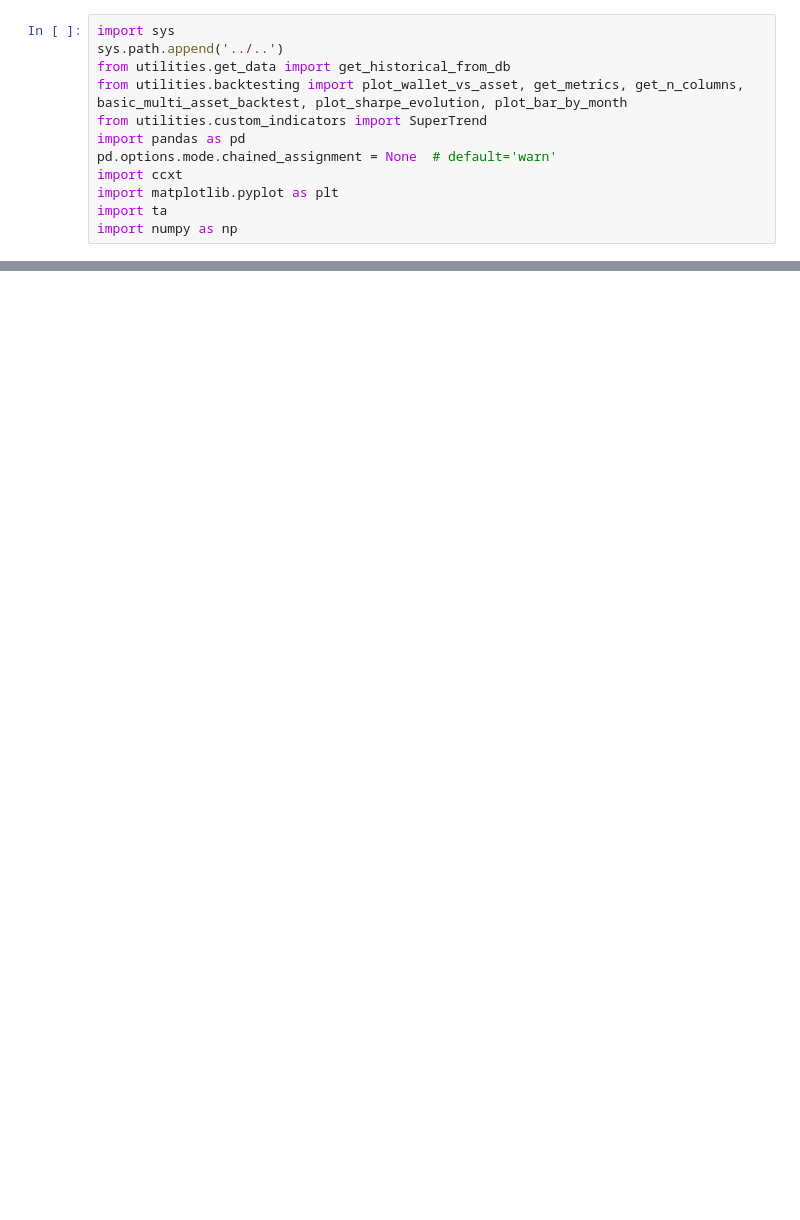
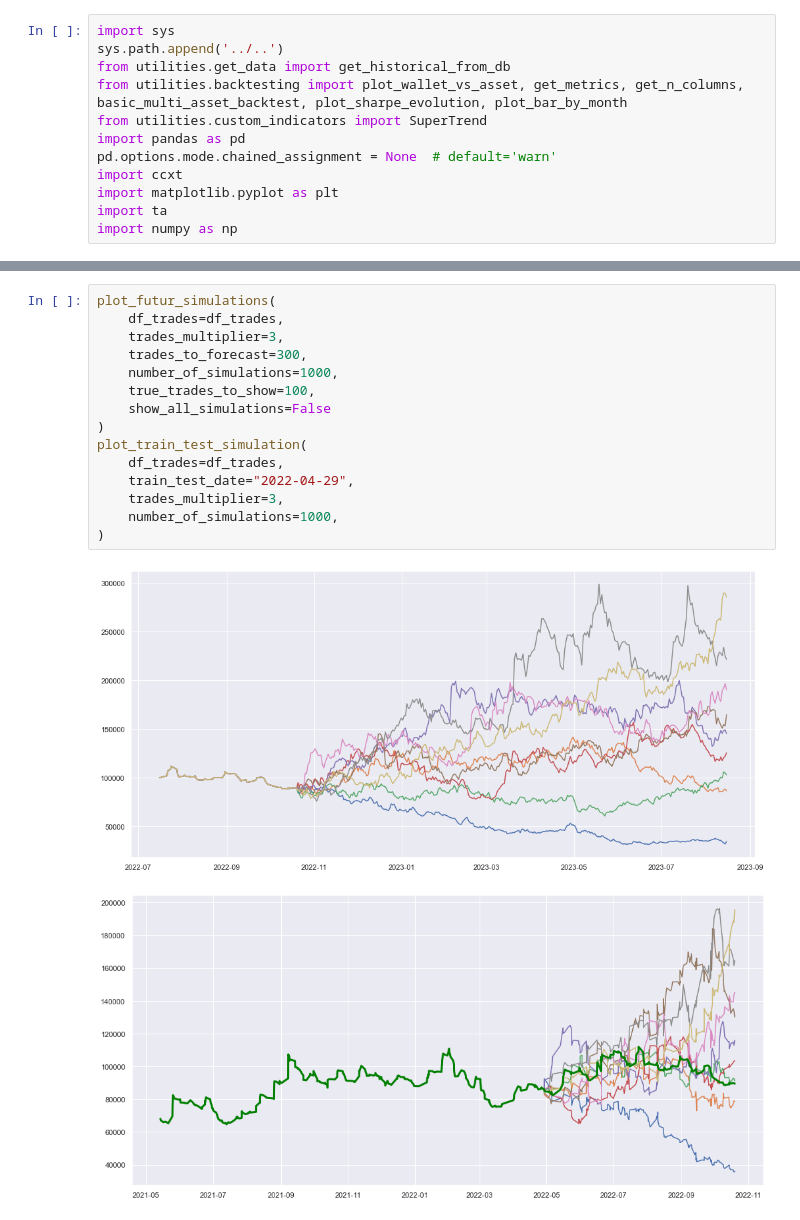
Before and after one commit to CryptoRobotFr/backtest_tools, a Jupyter notebook: backtest/multi_division/super_reversal.ipynb, the cells around one changed output, grey strips where cells are left out. Cells and saved outputs as stored; diff of their text form; blank space fills up the shorter version.

Commit message:
add simulation to super reversal

```diff
--- a/backtest/multi_division/super_reversal.ipynb
+++ b/backtest/multi_division/super_reversal.ipynb
@@ -330,3 +505,21 @@ df_trades
+# %%
+plot_futur_simulations(
+    df_trades=df_trades,
+    trades_multiplier=3,
+    trades_to_forecast=300,
+    number_of_simulations=1000,
+    true_trades_to_show=100,
+    show_all_simulations=False
+)
+plot_train_test_simulation(
+    df_trades=df_trades,
+    train_test_date="2022-04-29",
+    trades_multiplier=3,
+    number_of_simulations=1000,
+)
+# %% [output]
+[figure, added]
+[figure, added]
 # %%
 plot_bar_by_month(df_days=df_days)
 # %% [output]
```
Also changed, not shown: parts of 8 cells of this notebook, 2 other files.
